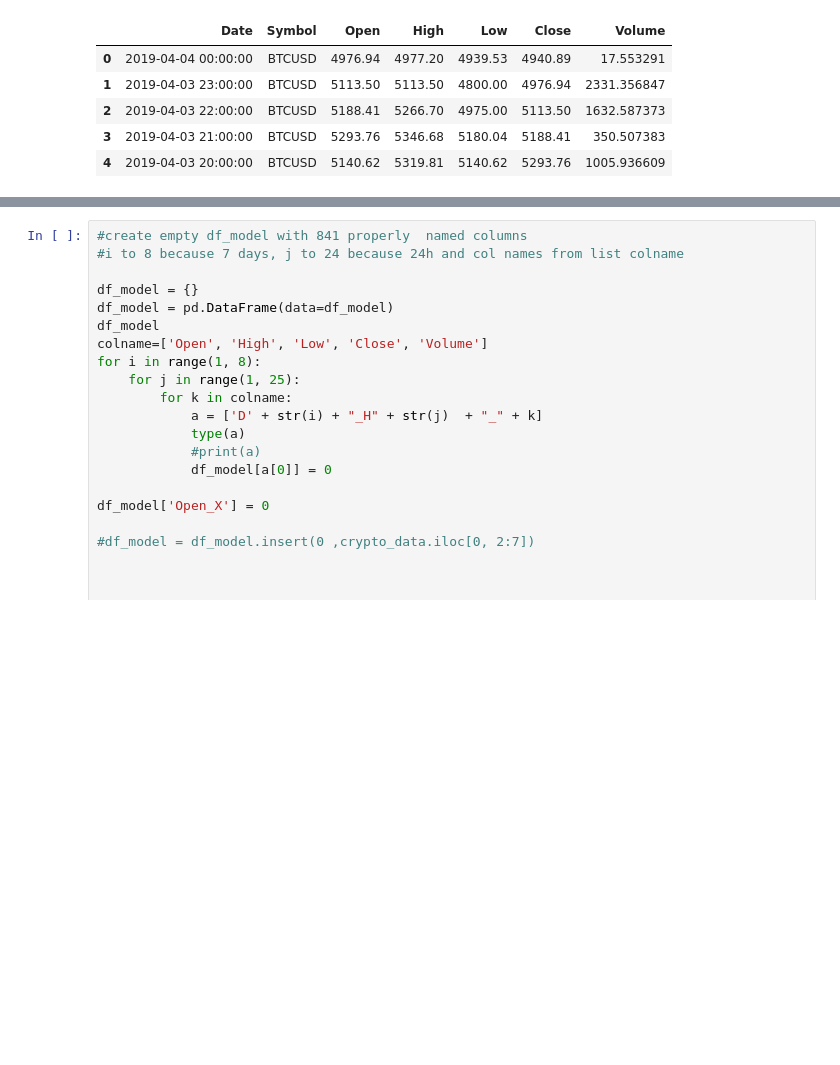
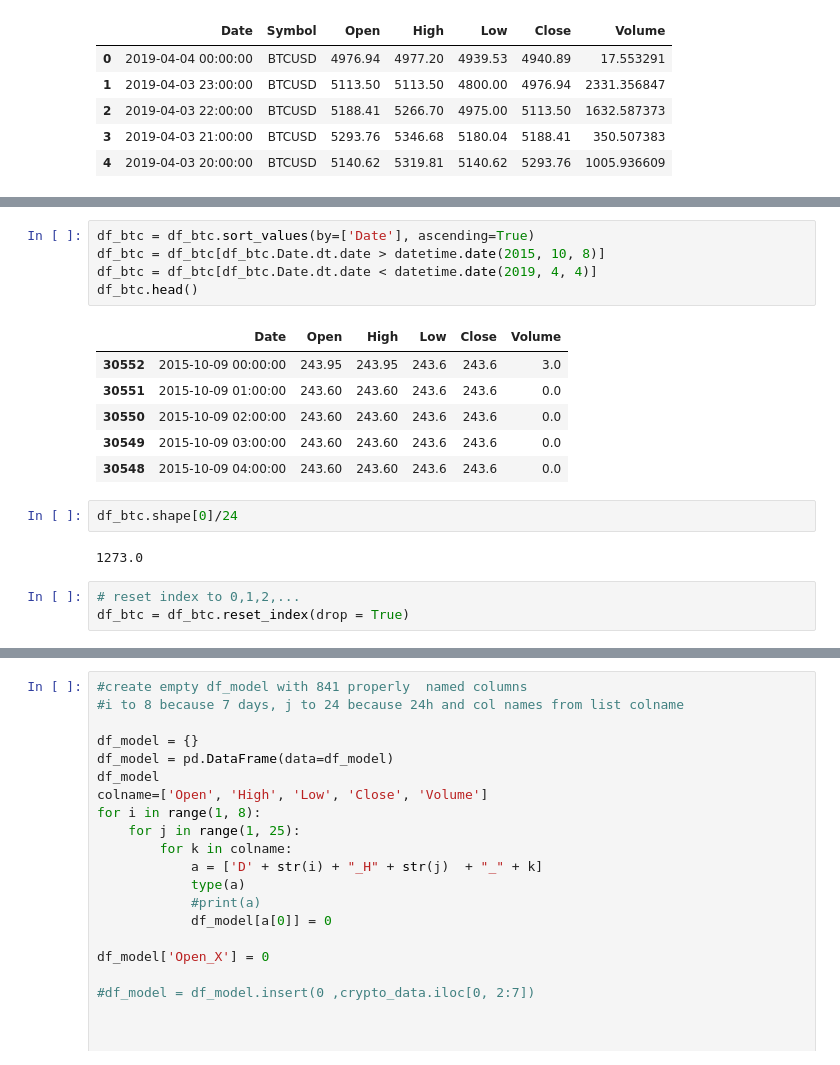
Before and after one commit to Nexil221/BSc-project, a Jupyter notebook: rf1.ipynb, the cells around one changed output, grey strips where cells are left out. Drawn from its saved outputs; the diff is of its cells as text; blank space fills up the shorter version.

```diff
--- a/rf1.ipynb
+++ b/rf1.ipynb
@@ -104,0 +126,19 @@ crypto_data.head()
+# %%
+df_btc = df_btc.sort_values(by=['Date'], ascending=True)
+df_btc = df_btc[df_btc.Date.dt.date > datetime.date(2015, 10, 8)]
+df_btc = df_btc[df_btc.Date.dt.date < datetime.date(2019, 4, 4)]
+df_btc.head()
+# %% [output]
+|  | Date | Open | High | Low | Close | Volume |
+| 30552 | 2015-10-09 00:00:00 | 243.95 | 243.95 | 243.6 | 243.6 | 3.0 |
+| 30551 | 2015-10-09 01:00:00 | 243.60 | 243.60 | 243.6 | 243.6 | 0.0 |
+| 30550 | 2015-10-09 02:00:00 | 243.60 | 243.60 | 243.6 | 243.6 | 0.0 |
+| 30549 | 2015-10-09 03:00:00 | 243.60 | 243.60 | 243.6 | 243.6 | 0.0 |
+| 30548 | 2015-10-09 04:00:00 | 243.60 | 243.60 | 243.6 | 243.6 | 0.0 |
+# %%
+df_btc.shape[0]/24
+# %% [output]
+1273.0
+# %%
+# reset index to 0,1,2,...
+df_btc = df_btc.reset_index(drop = True)
```
Also changed, not shown: parts of 29 cells of this notebook, 1 other file.
